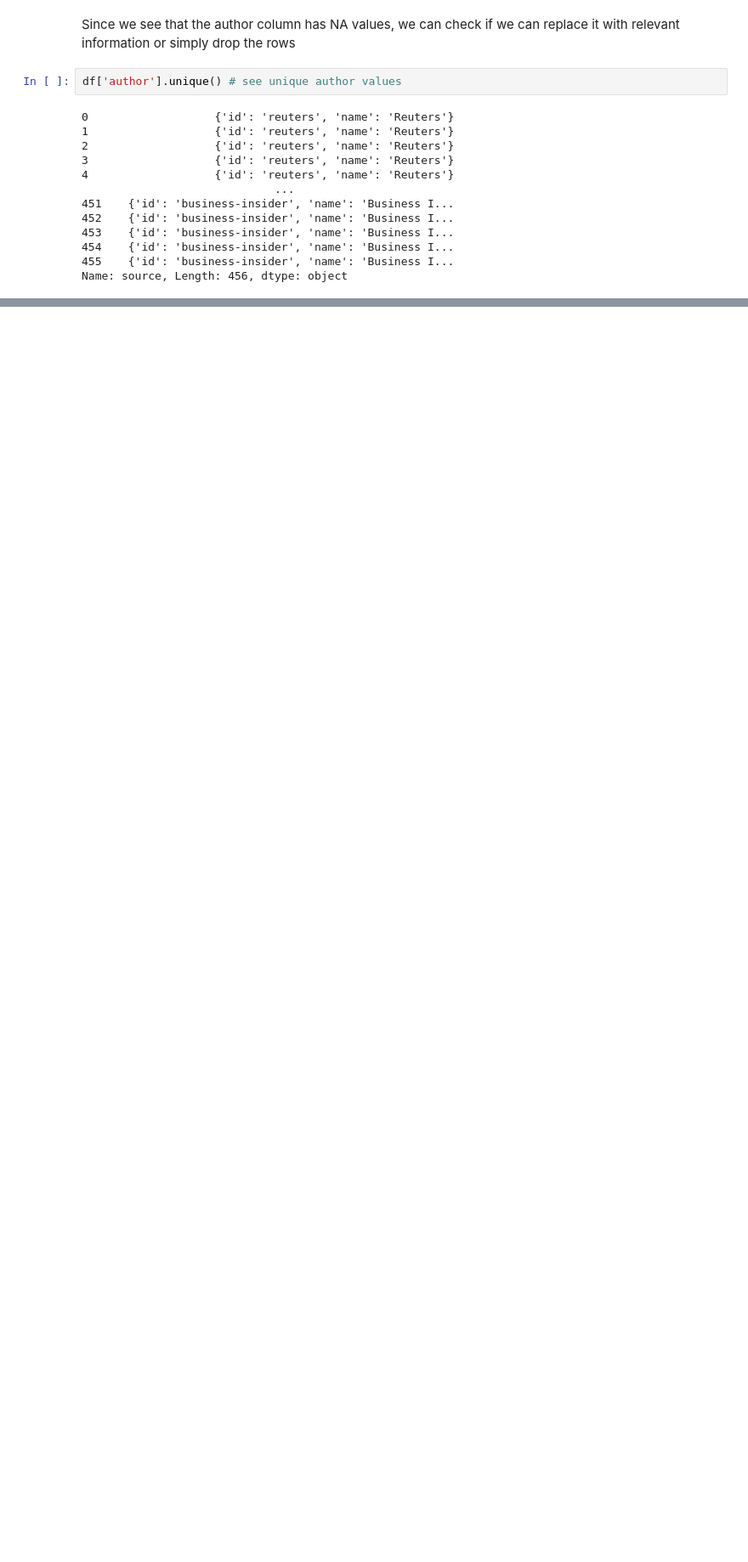
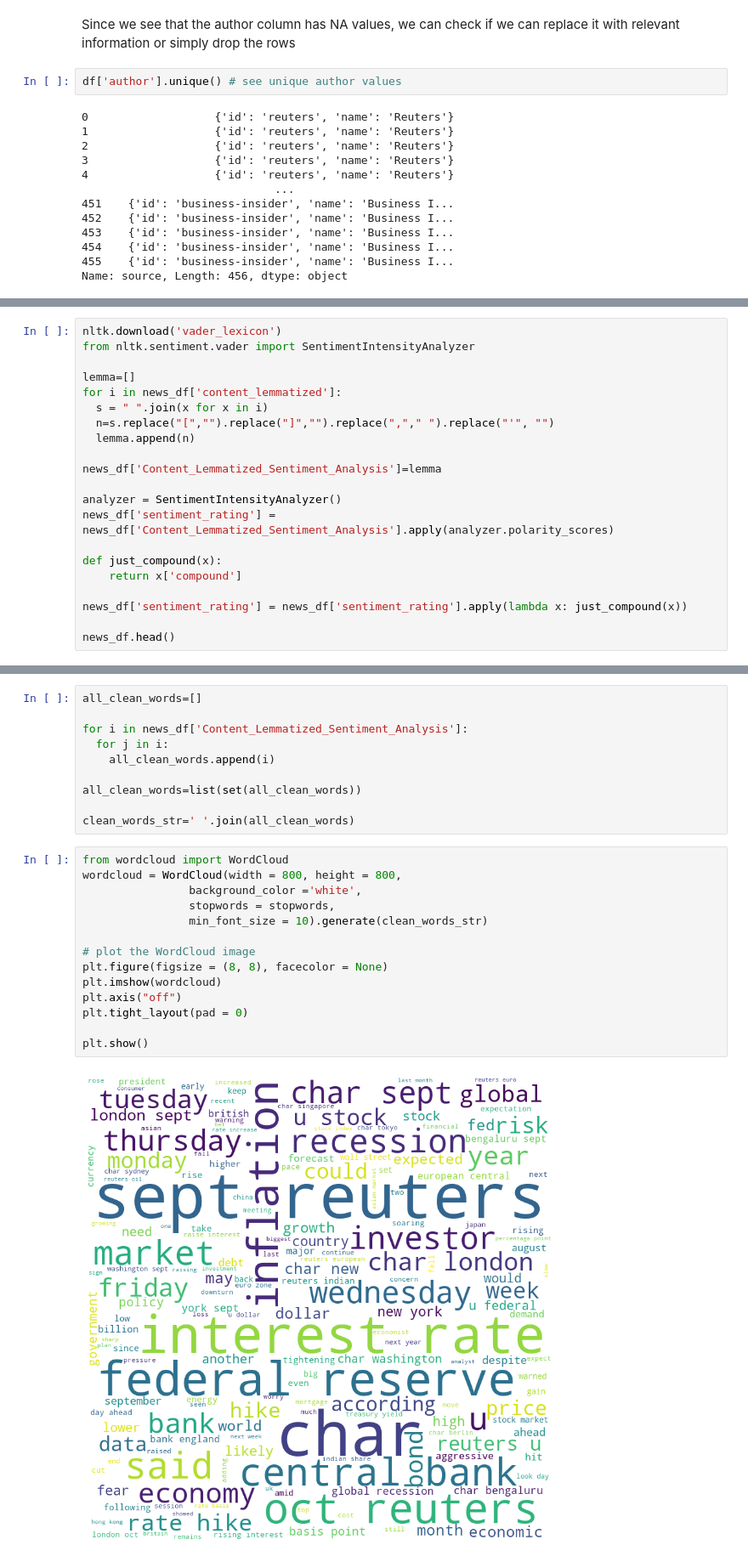
Before and after one commit to raunakadvani2410/anly-501-final-project, a Jupyter notebook: codes/naive_bayes_py/nb.ipynb, the cells around one changed output, grey strips where cells are left out. Shown: that part at 85% size. Saved outputs shown, nothing was run; the diff lists cells and outputs as text; blank space fills up the shorter version.

```diff
--- a/codes/naive_bayes_py/nb.ipynb
+++ b/codes/naive_bayes_py/nb.ipynb
@@ -131,0 +216,21 @@ JSONDecodeError: Expecting property name enclosed in double quotes: line 1 colum
+# %%
+nltk.download('vader_lexicon')
+from nltk.sentiment.vader import SentimentIntensityAnalyzer
+
+lemma=[]
+for i in news_df['content_lemmatized']:
+  s = " ".join(x for x in i)
+  n=s.replace("[","").replace("]","").replace(","," ").replace("'", "")
+  lemma.append(n)
+
+news_df['Content_Lemmatized_Sentiment_Analysis']=lemma
+
+analyzer = SentimentIntensityAnalyzer()
+news_df['sentiment_rating'] = news_df['Content_Lemmatized_Sentiment_Analysis'].apply(analyzer.polarity_scores)
+
+def just_compound(x):
+    return x['compound']
+
+news_df['sentiment_rating'] = news_df['sentiment_rating'].apply(lambda x: just_compound(x))
+
+news_df.head()
@@ -131,0 +323,26 @@ JSONDecodeError: Expecting property name enclosed in double quotes: line 1 colum
+# %%
+all_clean_words=[]
+
+for i in news_df['Content_Lemmatized_Sentiment_Analysis']:
+  for j in i:
+    all_clean_words.append(i)
+
+all_clean_words=list(set(all_clean_words))
+
+clean_words_str=' '.join(all_clean_words)
+# %%
+from wordcloud import WordCloud
+wordcloud = WordCloud(width = 800, height = 800,
+                background_color ='white',
+                stopwords = stopwords,
+                min_font_size = 10).generate(clean_words_str)
+
+# plot the WordCloud image
+plt.figure(figsize = (8, 8), facecolor = None)
+plt.imshow(wordcloud)
+plt.axis("off")
+plt.tight_layout(pad = 0)
+
+plt.show()
+# %% [output]
+[figure, added]
```
Also changed, not shown: parts of 26 cells of this notebook.
